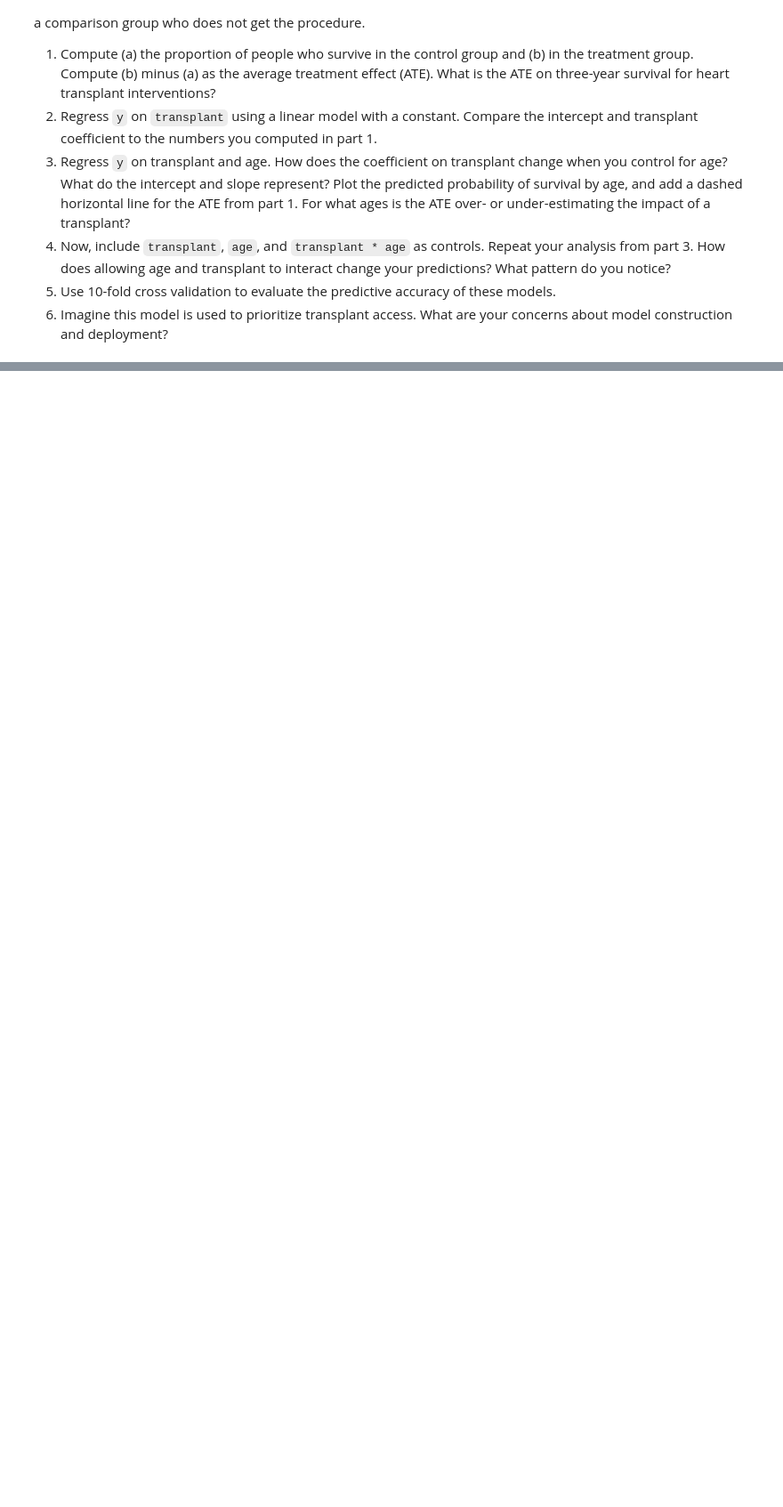
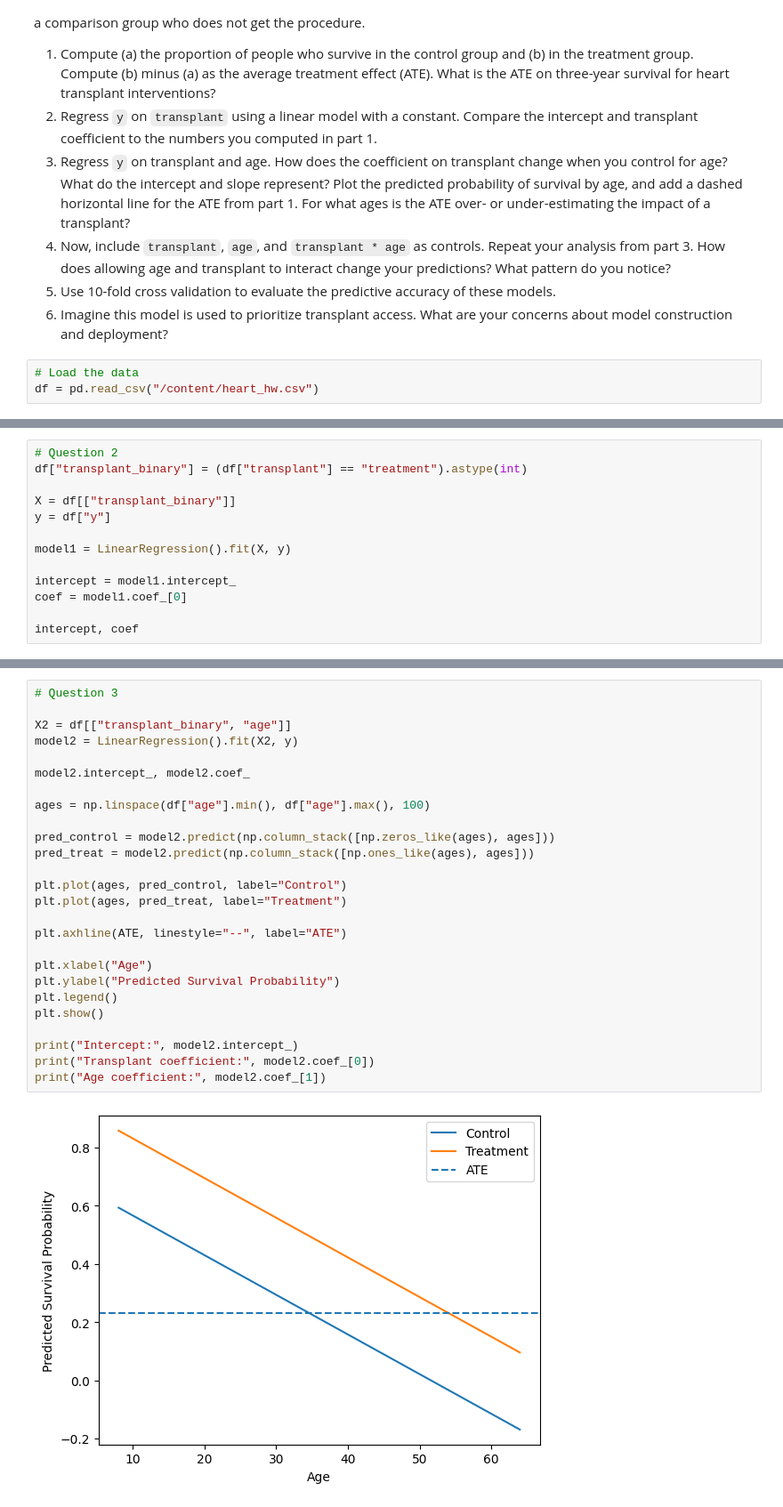
Before and after one commit to kayleendo/programming, a Jupyter notebook: assignment/03_assignment_linear_models.ipynb, the cells around one changed output, grey strips where cells are left out. Shown at 89% size. Drawn from its saved outputs; the diff is of its cells as text; blank space fills up the shorter version.

```diff
--- a/assignment/03_assignment_linear_models.ipynb
+++ b/assignment/03_assignment_linear_models.ipynb
@@ -93,3 +459,6 @@ Since a heart transplant is a dangerous operation and even people who successful
 4. Now, include `transplant`, `age`, and `transplant * age` as controls. Repeat your analysis from part 3. How does allowing age and transplant to interact change your predictions? What pattern do you notice?
 5. Use 10-fold cross validation to evaluate the predictive accuracy of these models.
 6. Imagine this model is used to prioritize transplant access. What are your concerns about model construction and deployment?
+# %%
+# Load the data
+df = pd.read_csv("/content/heart_hw.csv")
@@ -95,0 +481,13 @@ Since a heart transplant is a dangerous operation and even people who successful
+# %%
+# Question 2
+df["transplant_binary"] = (df["transplant"] == "treatment").astype(int)
+
+X = df[["transplant_binary"]]
+y = df["y"]
+
+model1 = LinearRegression().fit(X, y)
+
+intercept = model1.intercept_
+coef = model1.coef_[0]
+
+intercept, coef
@@ -95,0 +498,28 @@ Since a heart transplant is a dangerous operation and even people who successful
+# %%
+# Question 3
+
+X2 = df[["transplant_binary", "age"]]
+model2 = LinearRegression().fit(X2, y)
+
+model2.intercept_, model2.coef_
+
+ages = np.linspace(df["age"].min(), df["age"].max(), 100)
+
+pred_control = model2.predict(np.column_stack([np.zeros_like(ages), ages]))
+pred_treat = model2.predict(np.column_stack([np.ones_like(ages), ages]))
+
+plt.plot(ages, pred_control, label="Control")
+plt.plot(ages, pred_treat, label="Treatment")
+
+plt.axhline(ATE, linestyle="--", label="ATE")
+
+plt.xlabel("Age")
+plt.ylabel("Predicted Survival Probability")
+plt.legend()
+plt.show()
+
+print("Intercept:", model2.intercept_)
+print("Transplant coefficient:", model2.coef_[0])
+print("Age coefficient:", model2.coef_[1])
+# %% [output]
+[figure, added]
```
Also changed, not shown: parts of 33 cells of this notebook.
